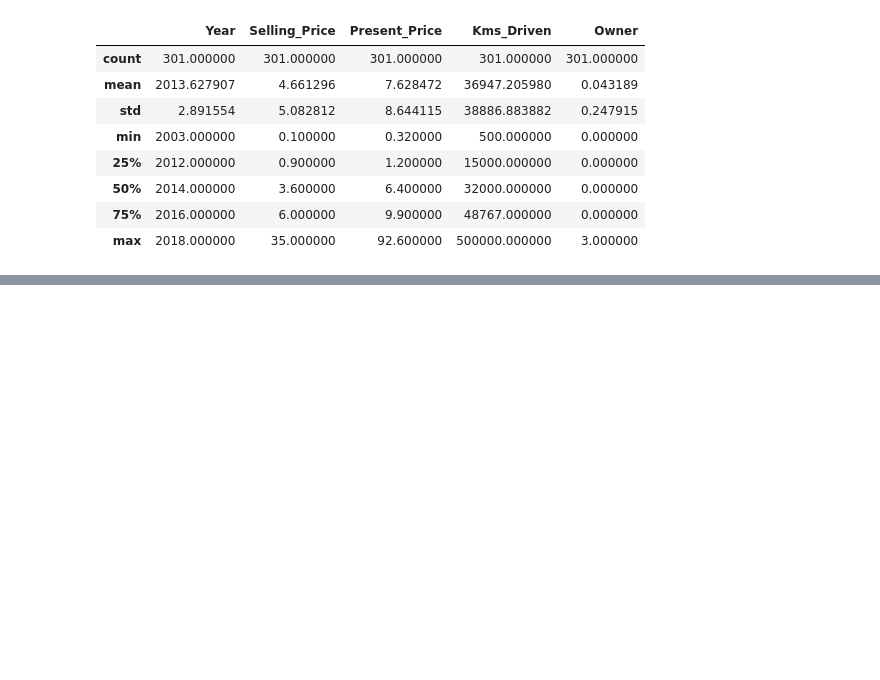
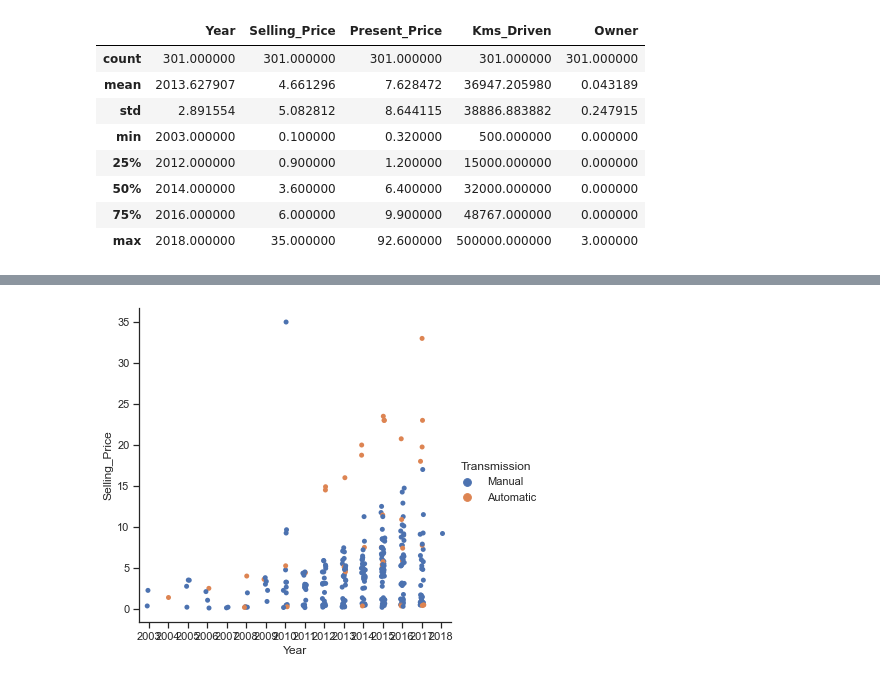
Before and after one commit to beaucourt-benoit/U1_New_Car, a Jupyter notebook: New_Car.ipynb, the cells around one changed output, grey strips where cells are left out. Drawn from its saved outputs; the diff is of its cells as text; code cells hidden in the pictures; blank space fills up the shorter version.

```diff
--- a/New_Car.ipynb
+++ b/New_Car.ipynb
@@ -50,0 +52,6 @@ plt.rcParams["xtick.labelsize"] = 8
+# %%
+sns.set_theme(style="ticks")
+g = sns.catplot(x="Year", y="Selling_Price", hue="Transmission", data=df)
+plt.rcParams["xtick.labelsize"] = 10
+# %% [output]
+[figure, added]
```
Also changed, not shown: parts of 7 cells of this notebook.
